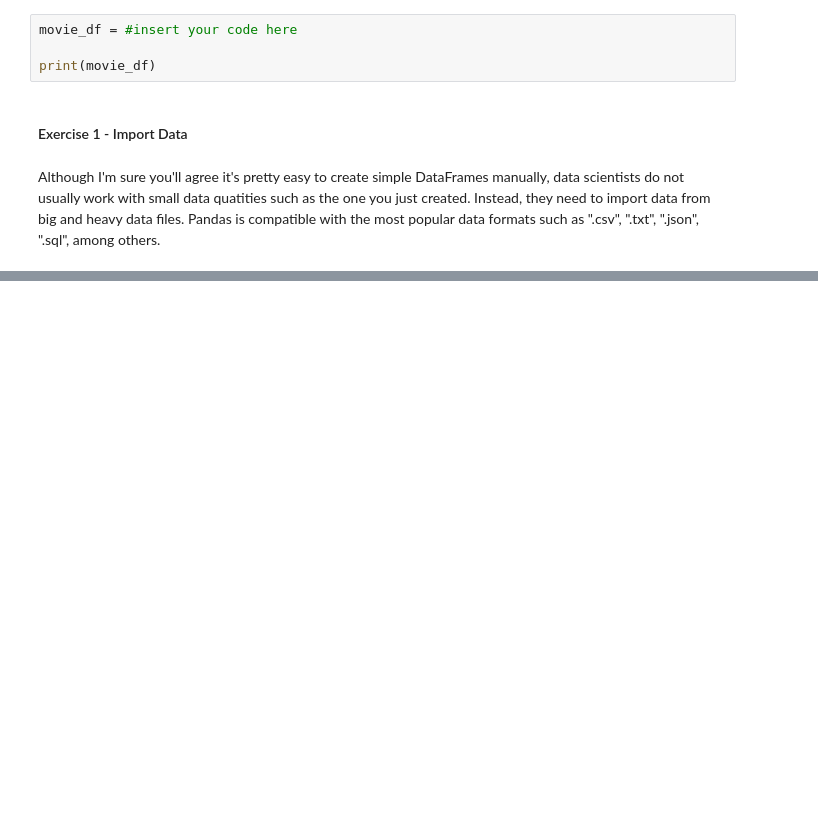
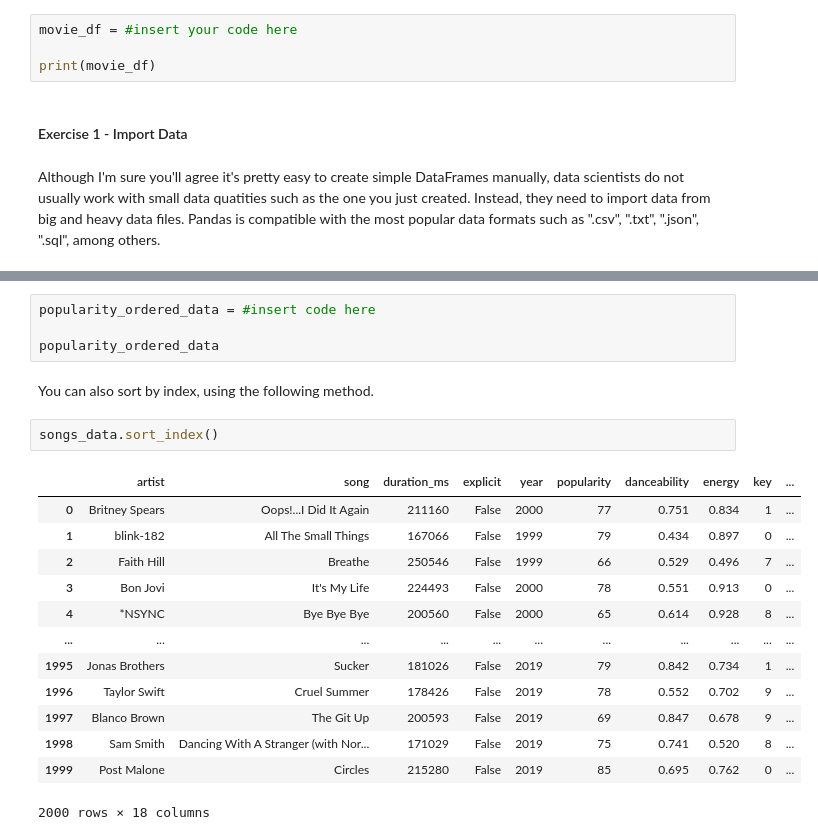
Before and after one commit to bmaribeiro/machine_learning_intro, a Jupyter notebook: notebooks/ml_frameworks.ipynb, the cells around one changed output, grey strips where cells are left out. Cells and saved outputs as stored; diff of their text form; blank space fills up the shorter version.

```diff
--- a/notebooks/ml_frameworks.ipynb
+++ b/notebooks/ml_frameworks.ipynb
@@ -310,0 +539,22 @@ Let's begin by importing tabular data from a ".csv" file. Run the following cell
+# %%
+popularity_ordered_data = #insert code here
+
+popularity_ordered_data
+# %% [markdown]
+You can also sort by index, using the following method.
+# %%
+songs_data.sort_index()
+# %% [output]
+|  | artist | song | duration_ms | explicit | year | popularity | danceability | energy | key | ... |
+| 0 | Britney Spears | Oops!...I Did It Again | 211160 | False | 2000 | 77 | 0.751 | 0.834 | 1 | ... |
+| 1 | blink-182 | All The Small Things | 167066 | False | 1999 | 79 | 0.434 | 0.897 | 0 | ... |
+| 2 | Faith Hill | Breathe | 250546 | False | 1999 | 66 | 0.529 | 0.496 | 7 | ... |
+| 3 | Bon Jovi | It's My Life | 224493 | False | 2000 | 78 | 0.551 | 0.913 | 0 | ... |
+| 4 | *NSYNC | Bye Bye Bye | 200560 | False | 2000 | 65 | 0.614 | 0.928 | 8 | ... |
+| ... | ... | ... | ... | ... | ... | ... | ... | ... | ... | ... |
+| 1995 | Jonas Brothers | Sucker | 181026 | False | 2019 | 79 | 0.842 | 0.734 | 1 | ... |
+| 1996 | Taylor Swift | Cruel Summer | 178426 | False | 2019 | 78 | 0.552 | 0.702 | 9 | ... |
+| 1997 | Blanco Brown | The Git Up | 200593 | False | 2019 | 69 | 0.847 | 0.678 | 9 | ... |
+| 1998 | Sam Smith | Dancing With A Stranger (with Nor... | 171029 | False | 2019 | 75 | 0.741 | 0.520 | 8 | ... |
+| 1999 | Post Malone | Circles | 215280 | False | 2019 | 85 | 0.695 | 0.762 | 0 | ... |
+2000 rows × 18 columns
```
Also changed, not shown: parts of 66 cells of this notebook, 2 other files.
